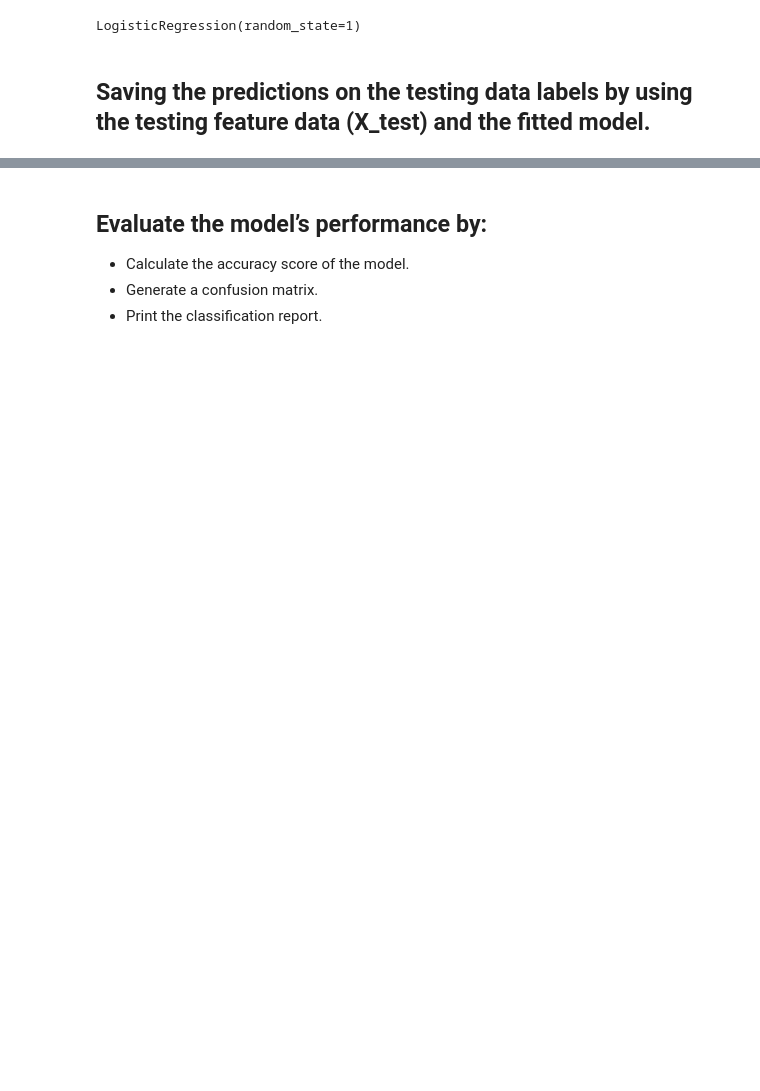
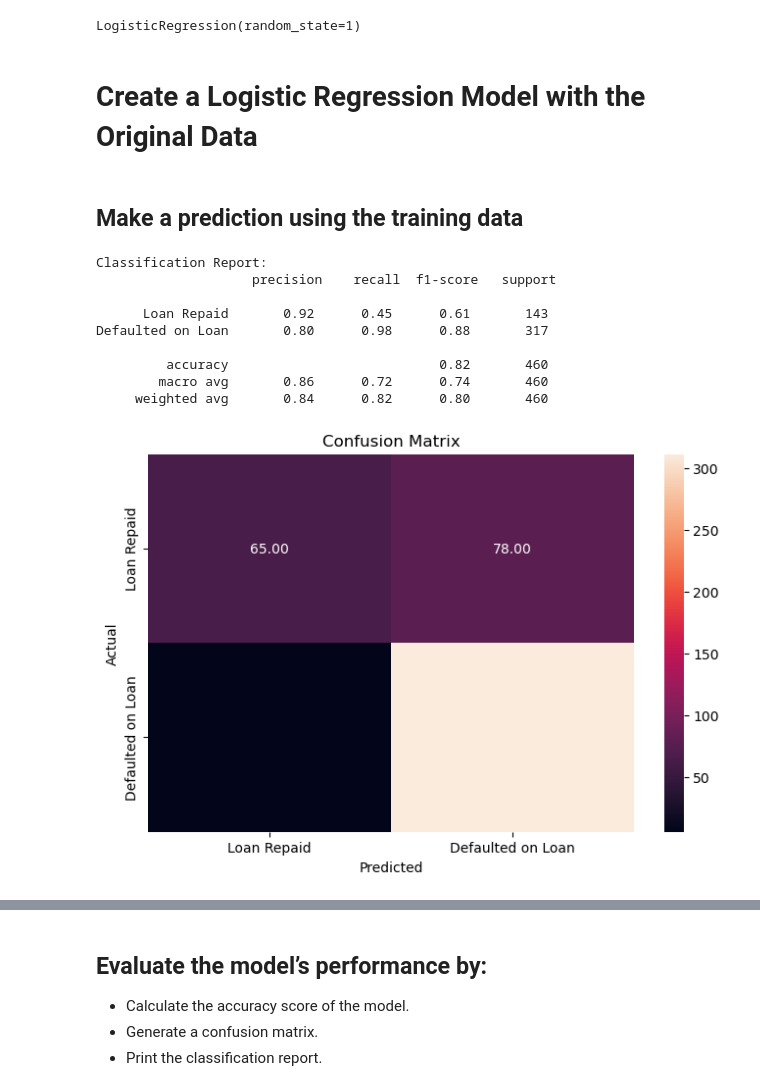
Before and after one commit to AnvithaChaluvadi/Loan-Decision-Tool_Project2, a Jupyter notebook: test-loan defaulter.ipynb, the cells around one changed output, grey strips where cells are left out. Cells and saved outputs as stored; diff of their text form; code cells hidden in the pictures; blank space fills up the shorter version.

```diff
--- a/test-loan defaulter.ipynb
+++ b/test-loan defaulter.ipynb
@@ -359,5 +420,3 @@ logistic_regression_model = LogisticRegression(random_state = 1)
 logistic_regression_model.fit(X_train, y_train)
 # %% [output]
 LogisticRegression(random_state=1)
-# %% [markdown]
-## Saving the predictions on the testing data labels by using the testing feature data (X_test) and the fitted model.
@@ -366,0 +423,27 @@ y_prediction = logistic_regression_model.predict(X_test)
+# %% [markdown]
+# Create a Logistic Regression Model with the Original Data
+# %% [markdown]
+## Make a prediction using the training data
+# %%
+# Create a Logistic Regression model
+logistic_model = LogisticRegression(random_state=1)
+
+# Fit the model on the training data
+logistic_model.fit(X_train, y_train)
+
+# Predict on the training set
+y_train_pred_log_reg = logistic_model.predict(X_train)
+
+# Evaluate the performance on the training set
+classification_metrics(y_train, y_train_pred_log_reg)
+# %% [output]
+Classification Report:
+                    precision    recall  f1-score   support
+
+      Loan Repaid       0.92      0.45      0.61       143
+Defaulted on Loan       0.80      0.98      0.88       317
+
+         accuracy                           0.82       460
+        macro avg       0.86      0.72      0.74       460
+     weighted avg       0.84      0.82      0.80       460
+[figure, added]
```
Also changed, not shown: parts of 26 cells of this notebook, 1 other file.
